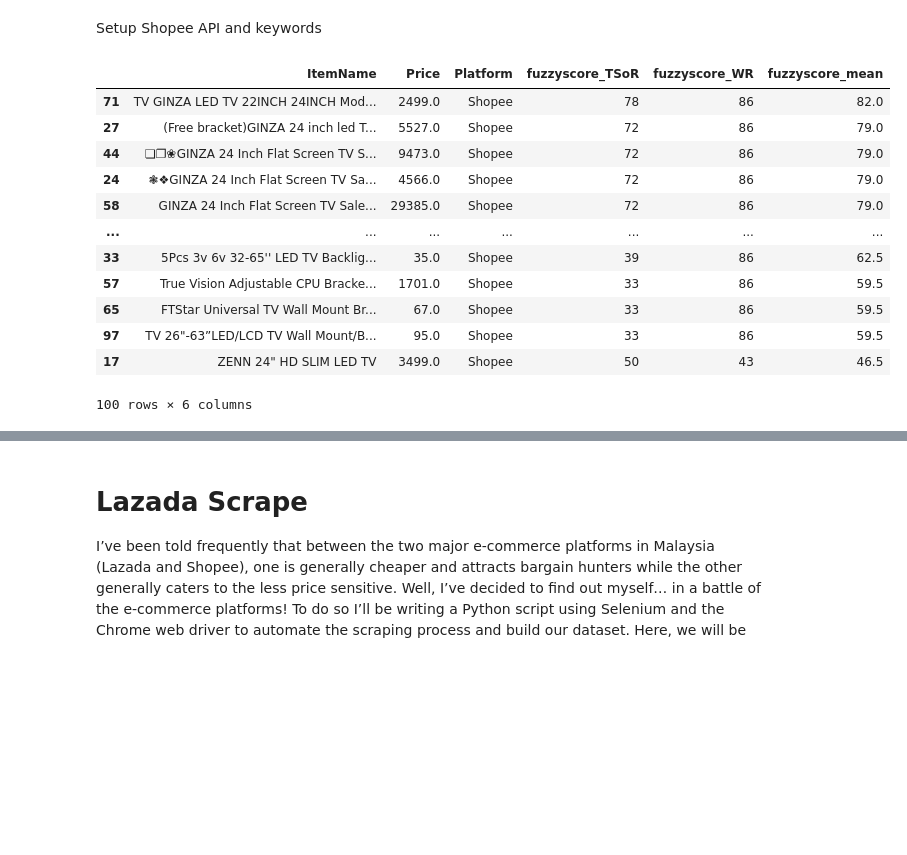
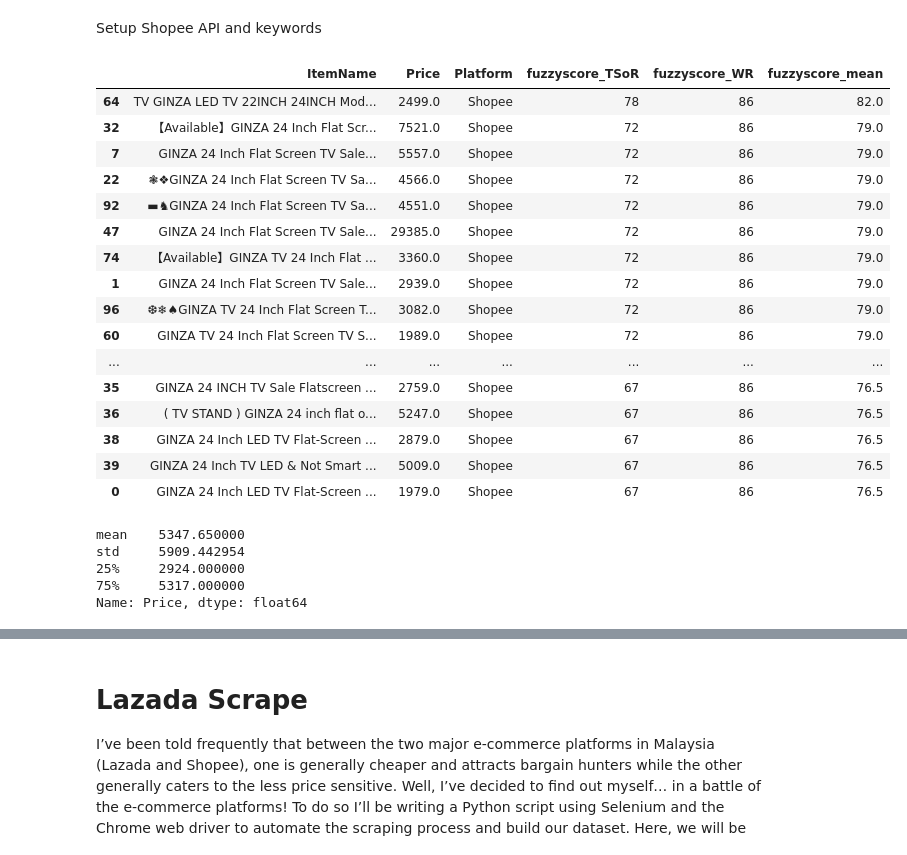
Before and after one commit to JaimeOlivaresNV/BizOpsExperimental, a Jupyter notebook: Lazada_Shopee_Scrape_Prototype.ipynb, the cells around one changed output, grey strips where cells are left out. Saved outputs shown, nothing was run; the diff lists cells and outputs as text; code cells hidden in the pictures; blank space fills up the shorter version.

```diff
--- a/Lazada_Shopee_Scrape_Prototype.ipynb
+++ b/Lazada_Shopee_Scrape_Prototype.ipynb
@@ -60,31 +82,67 @@ dfS['Price'] = dfS['Price'] / 100000
 # %%
+Shopee_url = 'https://shopee.com.ph'
+keyword_search = 'ginza tv 24 inches'
+headers = {
+ 'User-Agent': 'Chrome',
+ 'Referer': '{}search?keyword={}'.format(Shopee_url, keyword_search)
+}
+url = 'https://shopee.ph/api/v2/search_items/?by=relevancy&keyword={}&limit=100&newest=0&order=desc&page_type=search'.format(keyword_search)
+# Shopee API request
+r = requests.get(url, headers = headers).json()
+# Shopee scraping script
+titles_list = []
+prices_list = []
+for item in r['items']:
+    titles_list.append(item['name'])
+    prices_list.append(item['price_min'])
+
+# Save Results as Dataframe
+dfS = pd.DataFrame(zip(titles_list, prices_list), columns=['ItemName', 'Price'])
+dfS['Platform'] = 'Shopee'
+# Remove the ‘PH’ string from Price and change column type to float
+dfS['Price'] = dfS['Price'] / 100000
+
 '''
 Need to make this part more robust (does product match search? ; remove multiple pack versions)
 '''
 # Remove false entries i.e. those which are not actually Nescafe Gold Refill 170g
 # dfS = dfS[dfS['ItemName'].str.contains('170g') == True] # Poor search function Shopee!!!
 # Some of the items are actually x2 packs. Remove them too
 # dfS = dfS[dfS['ItemName'].str.contains('[2x\s]{3}|twin',flags=re.IGNORECASE, regex=True) == False]
 
 dfS['fuzzyscore_TSoR'] = dfS.apply(lambda x: fuzz.partial_token_sort_ratio(keyword_search,x['ItemName']), axis=1)
 dfS['fuzzyscore_WR'] = dfS.apply(lambda x: fuzz.WRatio(keyword_search,x['ItemName']), axis=1)
 dfS['fuzzyscore_mean'] = dfS[['fuzzyscore_TSoR', 'fuzzyscore_WR']].mean(axis=1)
 dfS.sort_values(by=['fuzzyscore_mean'], ascending=False, inplace=True)
+## Keep only top 20 rows
+dfS = dfS.head(20)
 dfS
 # %% [output]
 |  | ItemName | Price | Platform | fuzzyscore_TSoR | fuzzyscore_WR | fuzzyscore_mean |
-| 71 | TV GINZA LED TV 22INCH 24INCH Mod... | 2499.0 | Shopee | 78 | 86 | 82.0 |
-| 27 | (Free bracket)GINZA 24 inch led T... | 5527.0 | Shopee | 72 | 86 | 79.0 |
-| 44 | ❏❐❀GINZA 24 Inch Flat Screen TV S... | 9473.0 | Shopee | 72 | 86 | 79.0 |
-| 24 | ❃❖GINZA 24 Inch Flat Screen TV Sa... | 4566.0 | Shopee | 72 | 86 | 79.0 |
-| 58 | GINZA 24 Inch Flat Screen TV Sale... | 29385.0 | Shopee | 72 | 86 | 79.0 |
+| 64 | TV GINZA LED TV 22INCH 24INCH Mod... | 2499.0 | Shopee | 78 | 86 | 82.0 |
+| 32 | 【Available】GINZA 24 Inch Flat Scr... | 7521.0 | Shopee | 72 | 86 | 79.0 |
+| 7 | GINZA 24 Inch Flat Screen TV Sale... | 5557.0 | Shopee | 72 | 86 | 79.0 |
+| 22 | ❃❖GINZA 24 Inch Flat Screen TV Sa... | 4566.0 | Shopee | 72 | 86 | 79.0 |
+| 92 | ▬♞GINZA 24 Inch Flat Screen TV Sa... | 4551.0 | Shopee | 72 | 86 | 79.0 |
+| 47 | GINZA 24 Inch Flat Screen TV Sale... | 29385.0 | Shopee | 72 | 86 | 79.0 |
+| 74 | 【Available】GINZA TV 24 Inch Flat ... | 3360.0 | Shopee | 72 | 86 | 79.0 |
+| 1 | GINZA 24 Inch Flat Screen TV Sale... | 2939.0 | Shopee | 72 | 86 | 79.0 |
+| 96 | ❆❄♠GINZA TV 24 Inch Flat Screen T... | 3082.0 | Shopee | 72 | 86 | 79.0 |
+| 60 | GINZA TV 24 Inch Flat Screen TV S... | 1989.0 | Shopee | 72 | 86 | 79.0 |
 | ... | ... | ... | ... | ... | ... | ... |
-| 33 | 5Pcs 3v 6v 32-65'' LED TV Backlig... | 35.0 | Shopee | 39 | 86 | 62.5 |
-| 57 | True Vision Adjustable CPU Bracke... | 1701.0 | Shopee | 33 | 86 | 59.5 |
-| 65 | FTStar Universal TV Wall Mount Br... | 67.0 | Shopee | 33 | 86 | 59.5 |
-| 97 | TV 26"-63”LED/LCD TV Wall Mount/B... | 95.0 | Shopee | 33 | 86 | 59.5 |
-| 17 | ZENN 24" HD SLIM LED TV | 3499.0 | Shopee | 50 | 43 | 46.5 |
+| 35 | GINZA 24 INCH TV Sale Flatscreen ... | 2759.0 | Shopee | 67 | 86 | 76.5 |
+| 36 | ( TV STAND ) GINZA 24 inch flat o... | 5247.0 | Shopee | 67 | 86 | 76.5 |
+| 38 | GINZA 24 Inch LED TV Flat-Screen ... | 2879.0 | Shopee | 67 | 86 | 76.5 |
+| 39 | GINZA 24 Inch TV LED & Not Smart ... | 5009.0 | Shopee | 67 | 86 | 76.5 |
+| 0 | GINZA 24 Inch LED TV Flat-Screen ... | 1979.0 | Shopee | 67 | 86 | 76.5 |
-100 rows × 6 columns
+# %%
+dfS.Price.describe()[['mean','std','25%','75%']]
+# %% [output]
+mean    5347.650000
+std     5909.442954
+25%     2924.000000
+75%     5317.000000
+Name: Price, dtype: float64
 # %%
 '''
 Stats to collate later:
```
Also changed, not shown: parts of 6 cells of this notebook.
